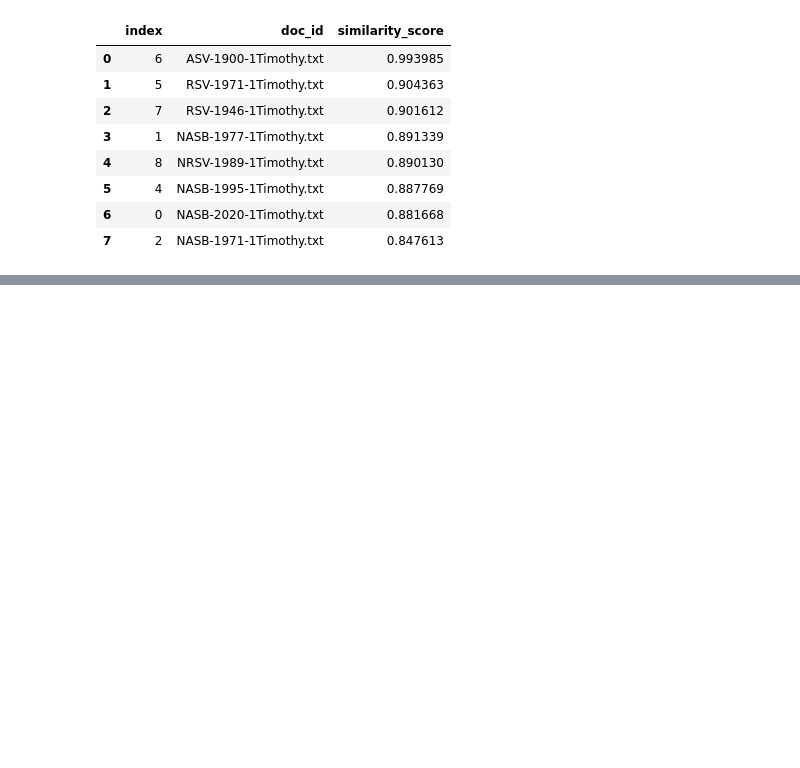
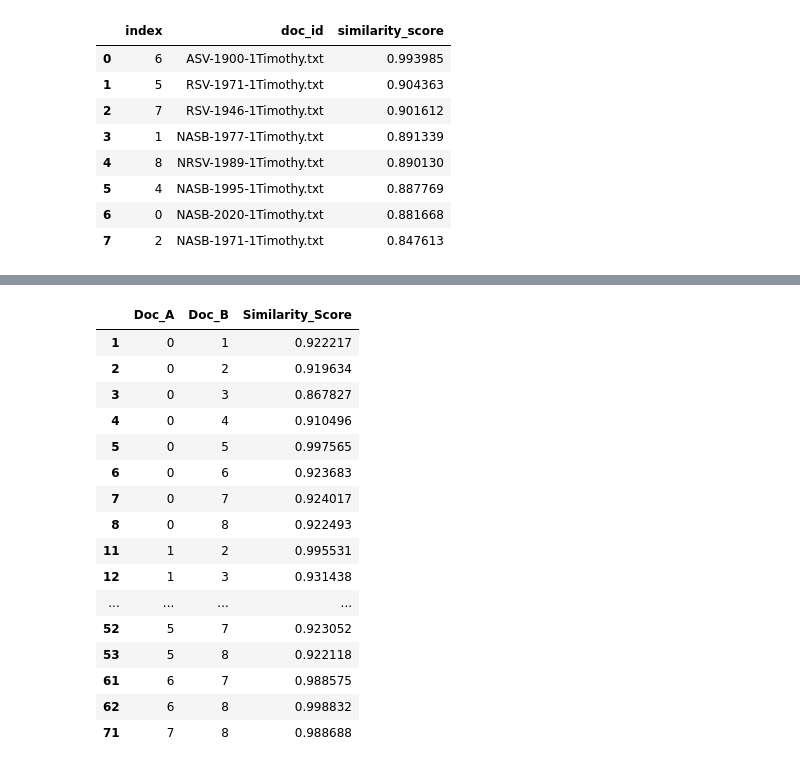
Before and after one commit to jerielizabeth/REL560-VersionedBibles, a Jupyter notebook: code/FT_Cosine_Similarity.ipynb, the cells around one changed output, grey strips where cells are left out. Cells and saved outputs as stored; diff of their text form; code cells hidden in the pictures; blank space fills up the shorter version.

```diff
--- a/code/FT_Cosine_Similarity.ipynb
+++ b/code/FT_Cosine_Similarity.ipynb
@@ -312,0 +470,9 @@ get_similar_docs('ERV-1881-1Timothy.txt', corr_df, texts_df)
+# %%
+# Move from matrix into tidy data
+
+pairs = corr_df.unstack().reset_index()
+# pairs _df.columns = ['doc_A', 'doc_B', 'similarity_measure']
+pairs_df = pd.DataFrame(pairs)
+pairs_df.columns = ['Doc_A', 'Doc_B', 'Similarity_Score']
+
+pairs_df
@@ -312,0 +493,5 @@ get_similar_docs('ERV-1881-1Timothy.txt', corr_df, texts_df)
+# %%
+# Clean out rows where maching self
+
+pairs_df = pairs_df[pairs_df['Doc_A'] != pairs_df['Doc_B']]
+pairs_df
@@ -312,0 +512,25 @@ get_similar_docs('ERV-1881-1Timothy.txt', corr_df, texts_df)
+# %%
+# Get unique pairs (we don't want each thing twice; no duplicates)
+
+unique_pairs = pairs_df.loc[pd.DataFrame(np.sort(pairs_df[['Doc_A', 'Doc_B']], 1), index=pairs_df.index).drop_duplicates
+(keep='first').index]
+
+unique_pairs
+# %% [output]
+|  | Doc_A | Doc_B | Similarity_Score |
+| 1 | 0 | 1 | 0.922217 |
+| 2 | 0 | 2 | 0.919634 |
+| 3 | 0 | 3 | 0.867827 |
+| 4 | 0 | 4 | 0.910496 |
+| 5 | 0 | 5 | 0.997565 |
+| 6 | 0 | 6 | 0.923683 |
+| 7 | 0 | 7 | 0.924017 |
+| 8 | 0 | 8 | 0.922493 |
+| 11 | 1 | 2 | 0.995531 |
+| 12 | 1 | 3 | 0.931438 |
+| ... | ... | ... | ... |
+| 52 | 5 | 7 | 0.923052 |
+| 53 | 5 | 8 | 0.922118 |
+| 61 | 6 | 7 | 0.988575 |
+| 62 | 6 | 8 | 0.998832 |
+| 71 | 7 | 8 | 0.988688 |
```
Also changed, not shown: parts of 20 cells of this notebook, 1 other file.
